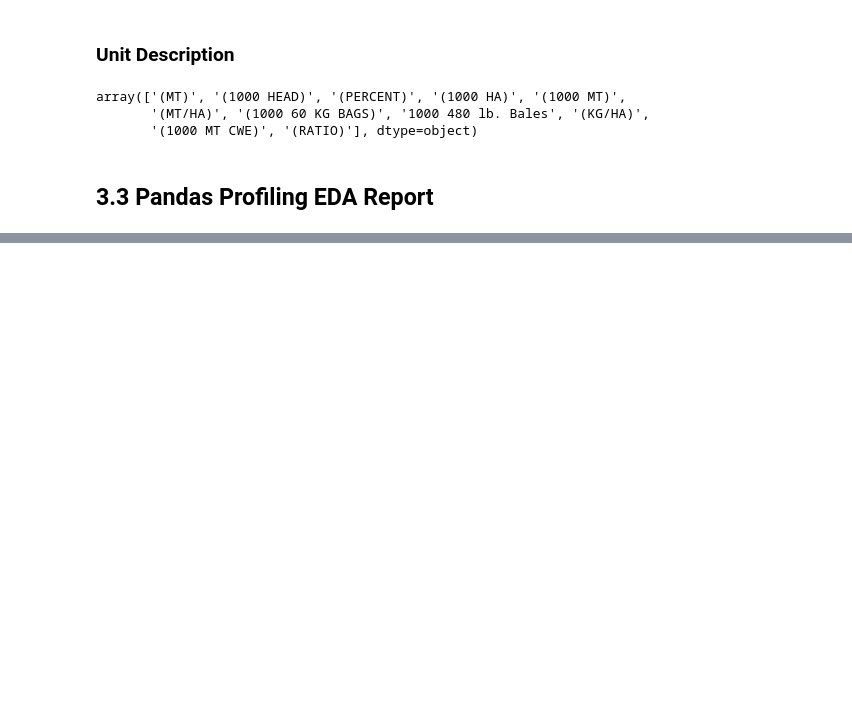
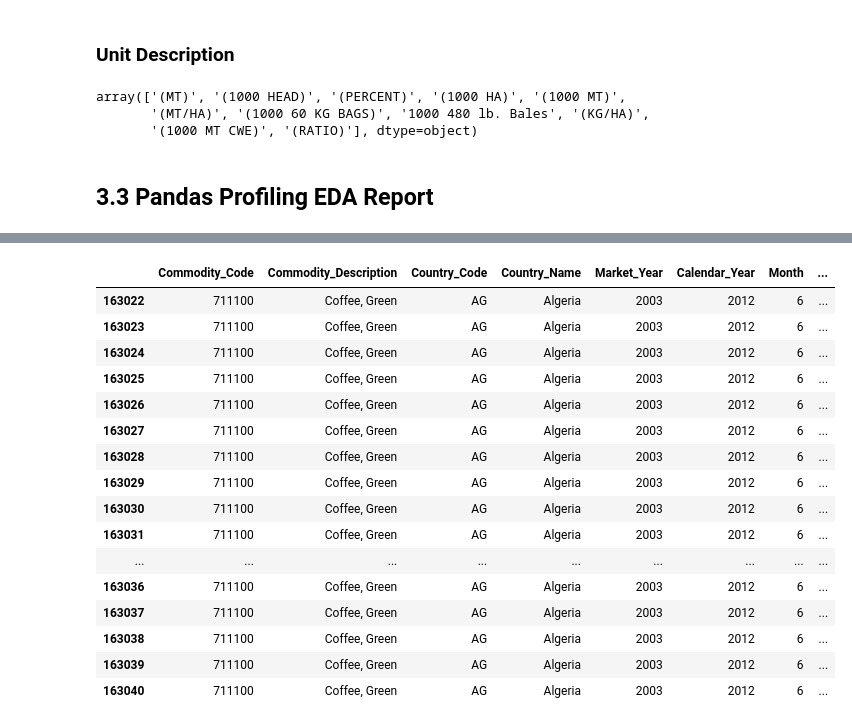
Before and after one commit to gabrielatrindade/commodities_analysis, a Jupyter notebook: commodities_EDA.ipynb, the cells around one changed output, grey strips where cells are left out. Saved outputs shown, nothing was run; the diff lists cells and outputs as text; code cells hidden in the pictures; blank space fills up the shorter version.

Commit message:
EDA: choosing 5 commodities

```diff
--- a/commodities_EDA.ipynb
+++ b/commodities_EDA.ipynb
@@ -359,0 +372,4 @@ eda_profile_report.to_file('outputs/commodities_exploratory_report.html')
+# %%
+coffee = all_commodities[all_commodities.Commodity_Description == 'Coffee, Green']
+
+coffee['Attribute_Description'].unique()
@@ -359,0 +384,21 @@ eda_profile_report.to_file('outputs/commodities_exploratory_report.html')
+# %%
+coffee[(coffee.Market_Year == 2003)
+       & (coffee.Country_Name == 'Algeria')]
+# %% [output]
+|  | Commodity_Code | Commodity_Description | Country_Code | Country_Name | Market_Year | Calendar_Year | Month | ... |
+| 163022 | 711100 | Coffee, Green | AG | Algeria | 2003 | 2012 | 6 | ... |
+| 163023 | 711100 | Coffee, Green | AG | Algeria | 2003 | 2012 | 6 | ... |
+| 163024 | 711100 | Coffee, Green | AG | Algeria | 2003 | 2012 | 6 | ... |
+| 163025 | 711100 | Coffee, Green | AG | Algeria | 2003 | 2012 | 6 | ... |
+| 163026 | 711100 | Coffee, Green | AG | Algeria | 2003 | 2012 | 6 | ... |
+| 163027 | 711100 | Coffee, Green | AG | Algeria | 2003 | 2012 | 6 | ... |
+| 163028 | 711100 | Coffee, Green | AG | Algeria | 2003 | 2012 | 6 | ... |
+| 163029 | 711100 | Coffee, Green | AG | Algeria | 2003 | 2012 | 6 | ... |
+| 163030 | 711100 | Coffee, Green | AG | Algeria | 2003 | 2012 | 6 | ... |
+| 163031 | 711100 | Coffee, Green | AG | Algeria | 2003 | 2012 | 6 | ... |
+| ... | ... | ... | ... | ... | ... | ... | ... | ... |
+| 163036 | 711100 | Coffee, Green | AG | Algeria | 2003 | 2012 | 6 | ... |
+| 163037 | 711100 | Coffee, Green | AG | Algeria | 2003 | 2012 | 6 | ... |
+| 163038 | 711100 | Coffee, Green | AG | Algeria | 2003 | 2012 | 6 | ... |
+| 163039 | 711100 | Coffee, Green | AG | Algeria | 2003 | 2012 | 6 | ... |
+| 163040 | 711100 | Coffee, Green | AG | Algeria | 2003 | 2012 | 6 | ... |
```
Also changed, not shown: parts of 9 cells of this notebook.
